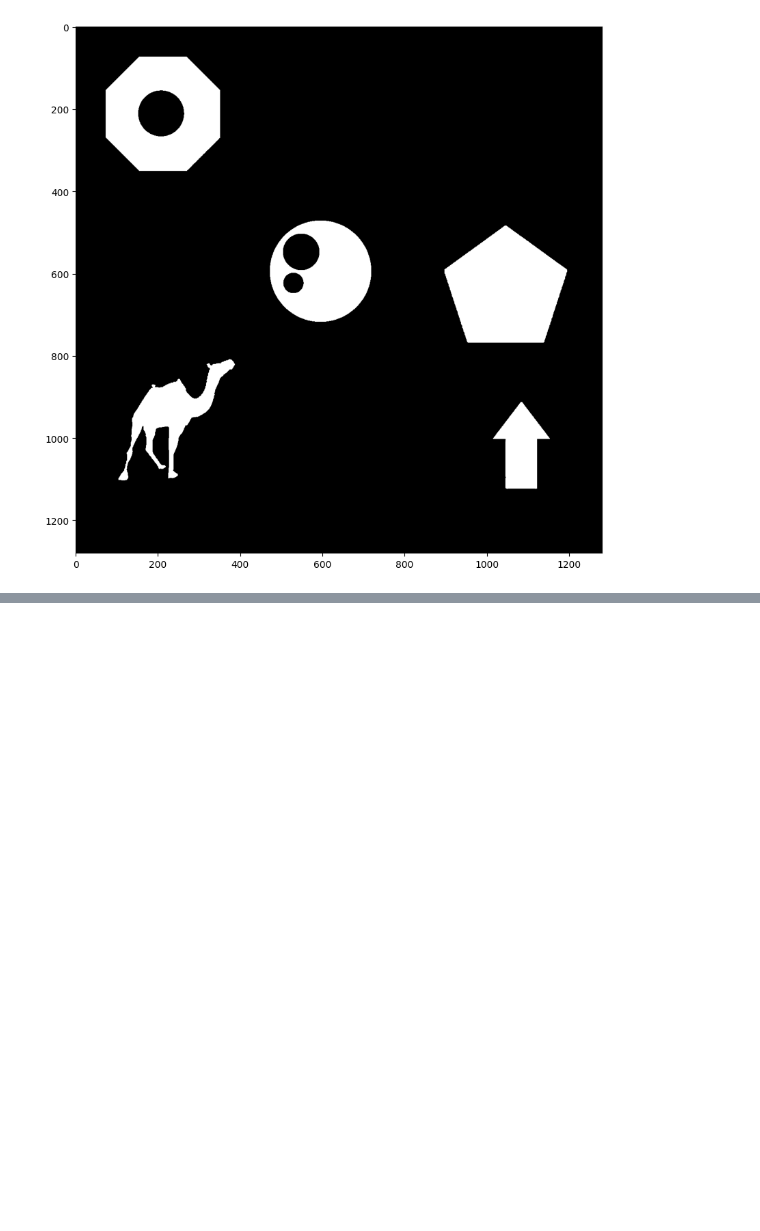
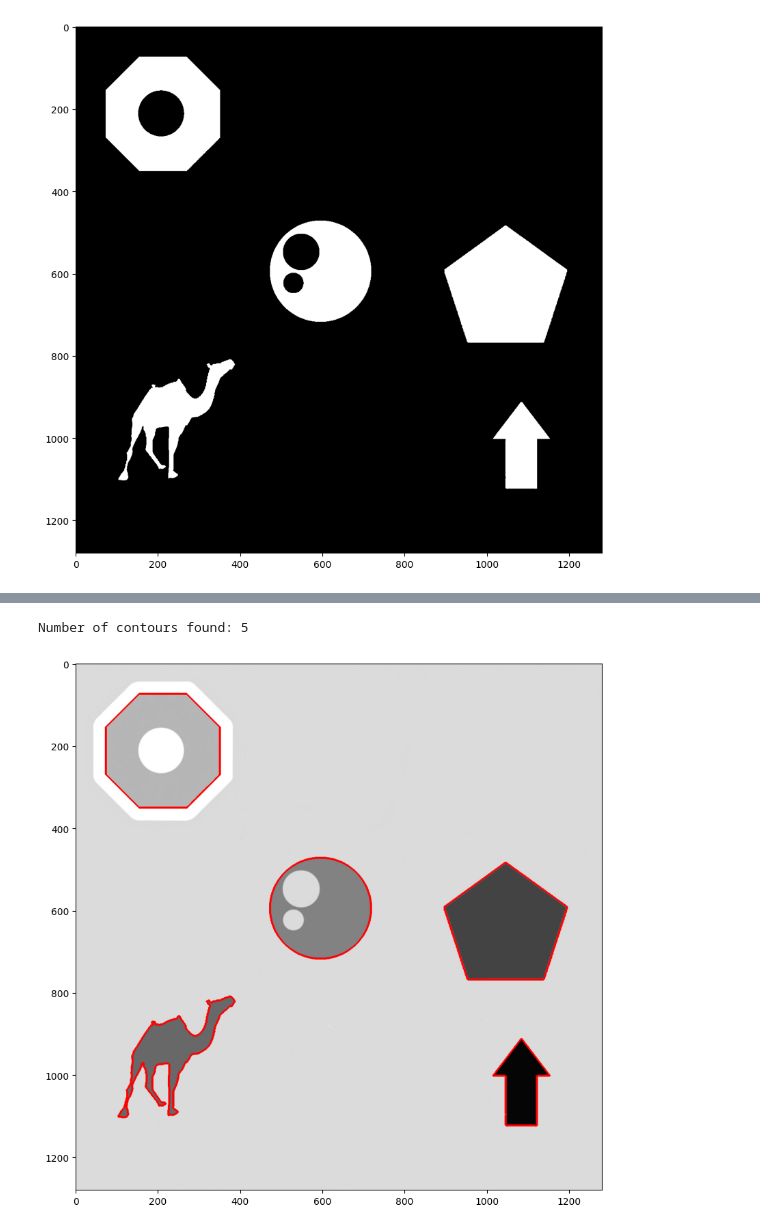
Before and after one commit to saulyaguana/CSAnalysis, a Jupyter notebook: contours.ipynb, the cells around one changed output, grey strips where cells are left out. Drawn from its saved outputs; the diff is of its cells as text; code cells hidden in the pictures; blank space fills up the shorter version.

```diff
--- a/contours.ipynb
+++ b/contours.ipynb
@@ -50,0 +81,17 @@ plt.imshow(thresh);
+# %%
+# Find external contours in the image.
+contours, hierarchy = cv2.findContours(thresh, cv2.RETR_EXTERNAL, cv2.CHAIN_APPROX_SIMPLE)
+print(f'Number of contours found: {len(contours)}')
+
+# Create a copy of the original image.
+imageCopy2 = image.copy()
+
+# Draw all the contours.
+draw_all = -1
+cv2.drawContours(imageCopy2, contours, draw_all, (0, 0, 255), 4)
+
+# Display.
+plt.imshow(imageCopy2[:, :, ::-1]);
+# %% [output]
+Number of contours found: 5
+[figure, added]
```
Also changed, not shown: parts of 3 cells of this notebook.
